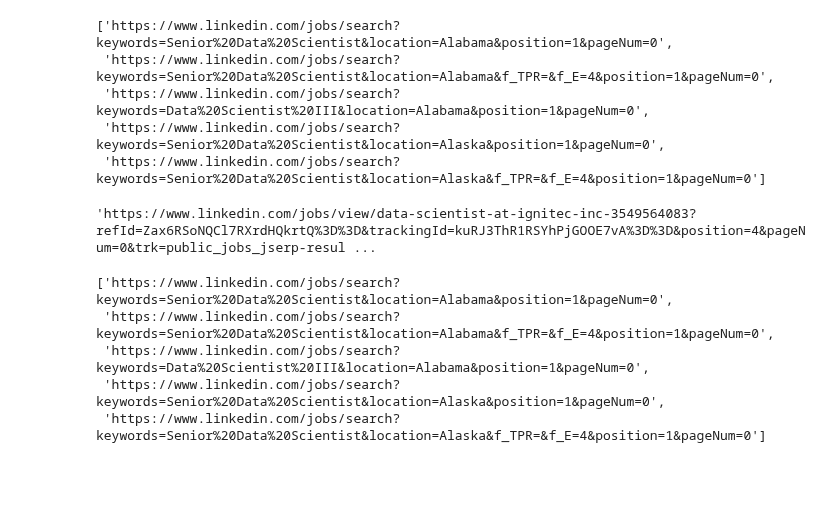
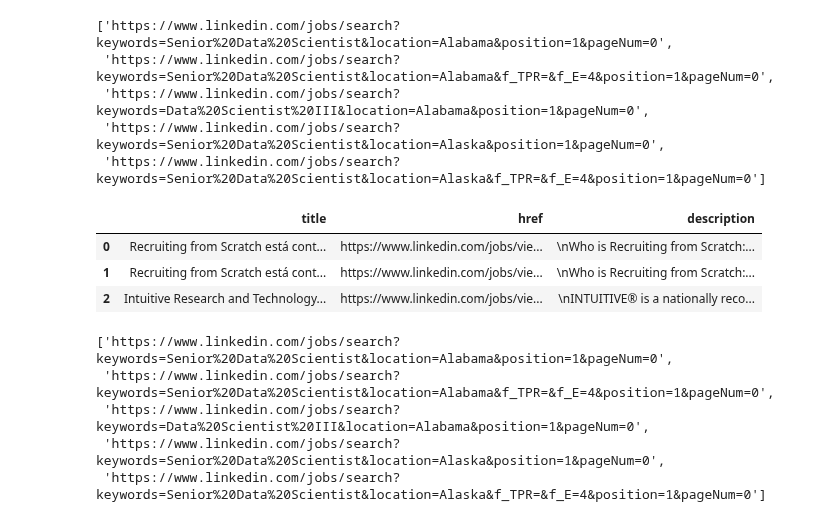
Before and after one commit to rknagao/studies, a Jupyter notebook: skills_keywords/notebook.ipynb, the cells around one changed output. Drawn from its saved outputs; the diff is of its cells as text; code cells hidden in the pictures; blank space fills up the shorter version.

```diff
--- a/skills_keywords/notebook.ipynb
+++ b/skills_keywords/notebook.ipynb
@@ -116,4 +112,0 @@ df_raw = pd.read_csv('teste.csv')
-# %%
-df_raw.loc[3, 'href']
-# %% [output]
-'https://www.linkedin.com/jobs/view/data-scientist-at-ignitec-inc-3549564083?refId=Zax6RSoNQCl7RXrdHQkrtQ%3D%3D&trackingId=kuRJ3ThR1RSYhPjGOOE7vA%3D%3D&position=4&pageNum=0&trk=public_jobs_jserp-resul ...
@@ -120,3 +117,12 @@ df_raw.loc[3, 'href']
+# %%
+# Using data from previous extractions.
+df_raw = pd.read_csv('dataset.csv')
+df_raw.head(3)
+# %% [output]
+|  | title | href | description |
+| 0 | Recruiting from Scratch está cont... | https://www.linkedin.com/jobs/vie... | \nWho is Recruiting from Scratch:... |
+| 1 | Recruiting from Scratch está cont... | https://www.linkedin.com/jobs/vie... | \nWho is Recruiting from Scratch:... |
+| 2 | Intuitive Research and Technology... | https://www.linkedin.com/jobs/vie... | \nINTUITIVE® is a nationally reco... |
 # %%
 # Creating single list of LinkedIn job's urls passing specific filters.
 df_states = pd.read_html('https://www.jagranjosh.com/general-knowledge/list-of-states-in-usa-1663078166-1', header=0)[0]
```
Also changed, not shown: parts of 11 cells of this notebook.
